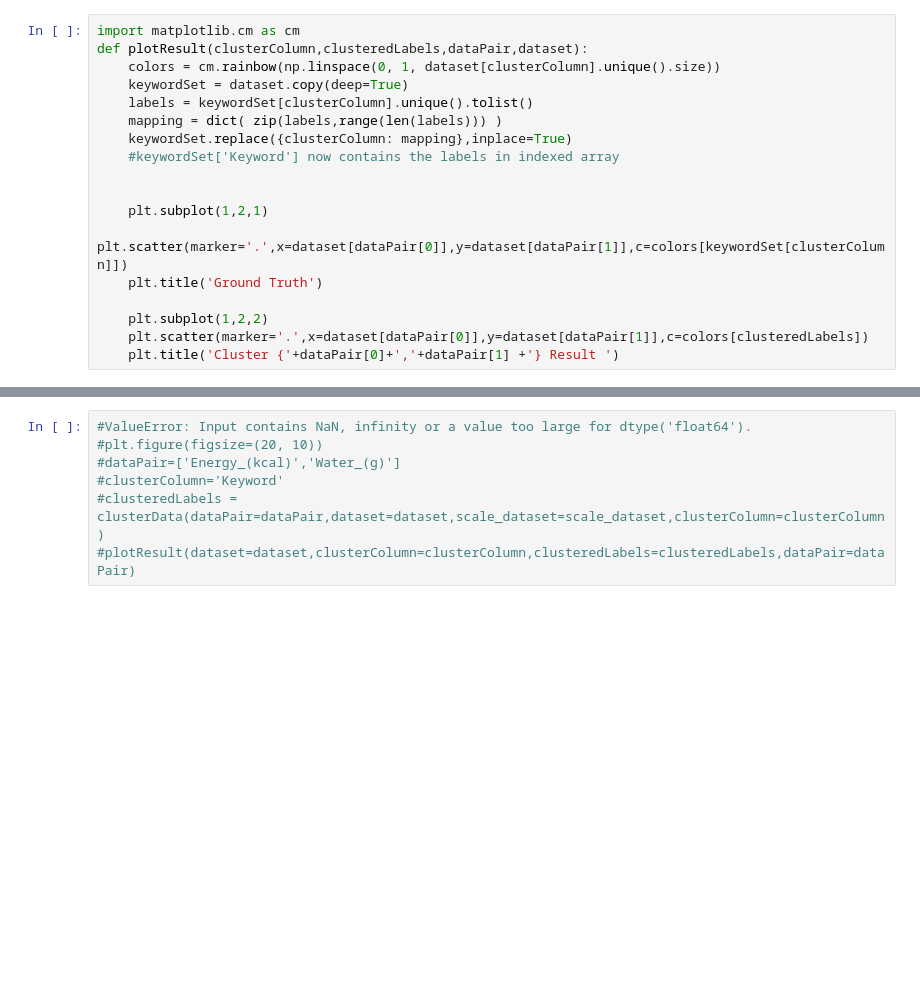
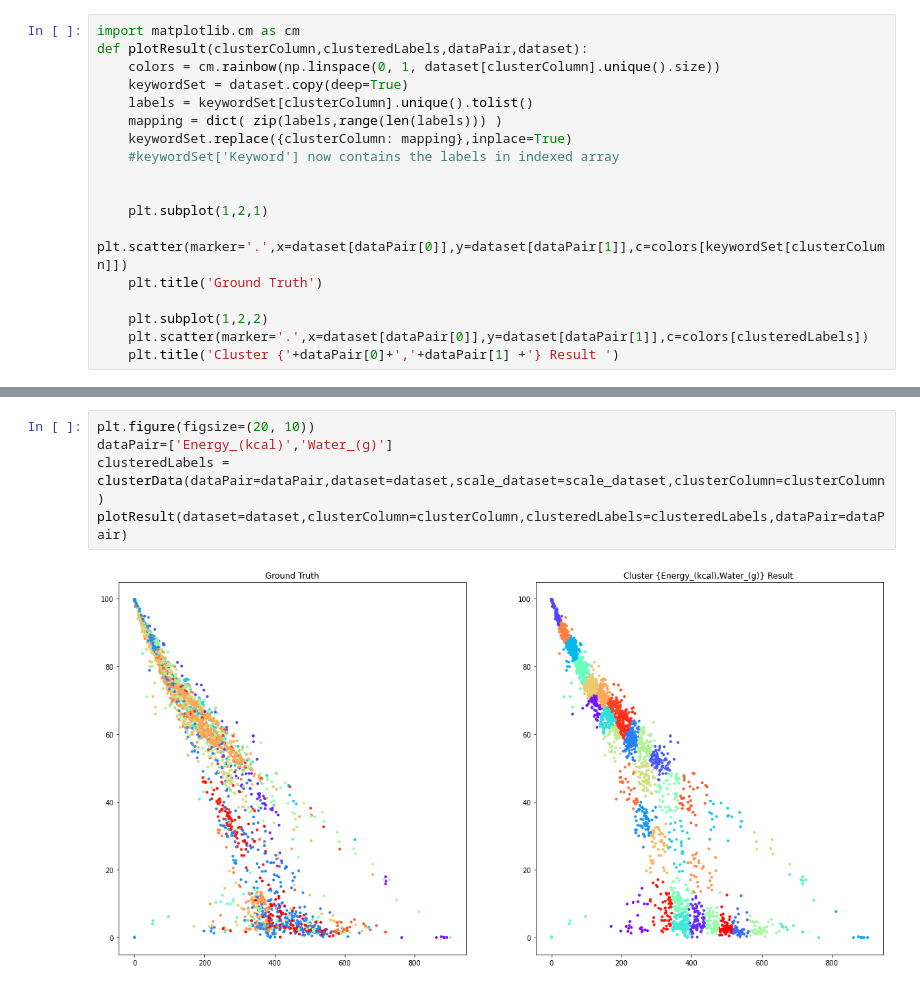
Before and after one commit to Emanum/TU_Visual_Data_Science, a Jupyter notebook: lab1/labPart1.ipynb, the cells around one changed output, grey strips where cells are left out. Drawn from its saved outputs; the diff is of its cells as text; blank space fills up the shorter version.

```diff
--- a/lab1/labPart1.ipynb
+++ b/lab1/labPart1.ipynb
@@ -128,8 +149,8 @@ plotResult(dataset=dataset,clusterColumn=clusterColumn,clusteredLabels=clustered
 # %%
-#ValueError: Input contains NaN, infinity or a value too large for dtype('float64').
-#plt.figure(figsize=(20, 10))
-#dataPair=['Energy_(kcal)','Water_(g)']
-#clusterColumn='Keyword'
-#clusteredLabels = clusterData(dataPair=dataPair,dataset=dataset,scale_dataset=scale_dataset,clusterColumn=clusterColumn)
-#plotResult(dataset=dataset,clusterColumn=clusterColumn,clusteredLabels=clusteredLabels,dataPair=dataPair)
+plt.figure(figsize=(20, 10))
+dataPair=['Energy_(kcal)','Water_(g)']
+clusteredLabels = clusterData(dataPair=dataPair,dataset=dataset,scale_dataset=scale_dataset,clusterColumn=clusterColumn)
+plotResult(dataset=dataset,clusterColumn=clusterColumn,clusteredLabels=clusteredLabels,dataPair=dataPair)
+# %% [output]
+[figure, added]
 # %%
```
Also changed, not shown: parts of 14 cells of this notebook.
